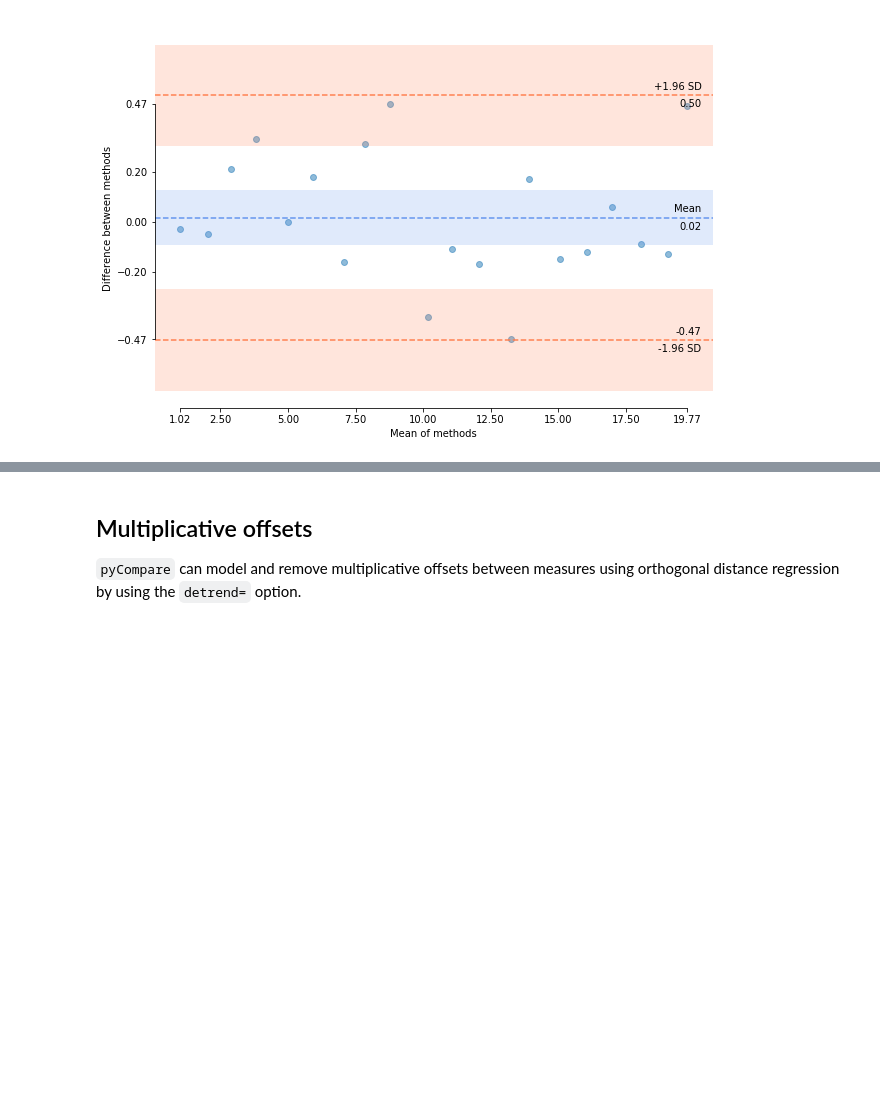
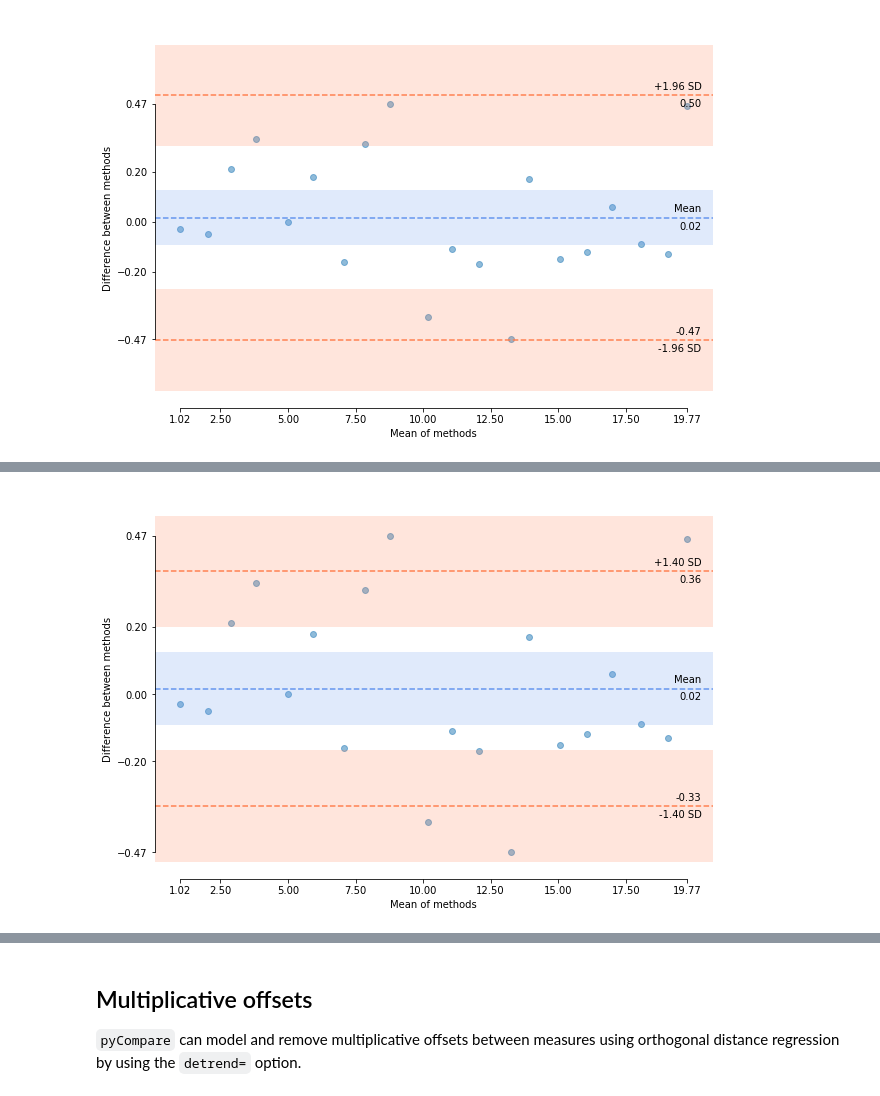
Before and after one commit to jaketmp/pyCompare, a Jupyter notebook: pyCompare-Demo.ipynb, the cells around one changed output, grey strips where cells are left out. Cells and saved outputs as stored; diff of their text form; code cells hidden in the pictures; blank space fills up the shorter version.

```diff
--- a/pyCompare-Demo.ipynb
+++ b/pyCompare-Demo.ipynb
@@ -15,3 +19,7 @@ pyCompare.blandAltman(method1, method2)
+# %%
+pyCompare.blandAltman(method1, method2, limitOfAgreement=1.4)
+# %% [output]
+[figure, added]
 # %% [markdown]
 ## Confidence Intervals
 
```
Also changed, not shown: parts of 5 cells of this notebook.
